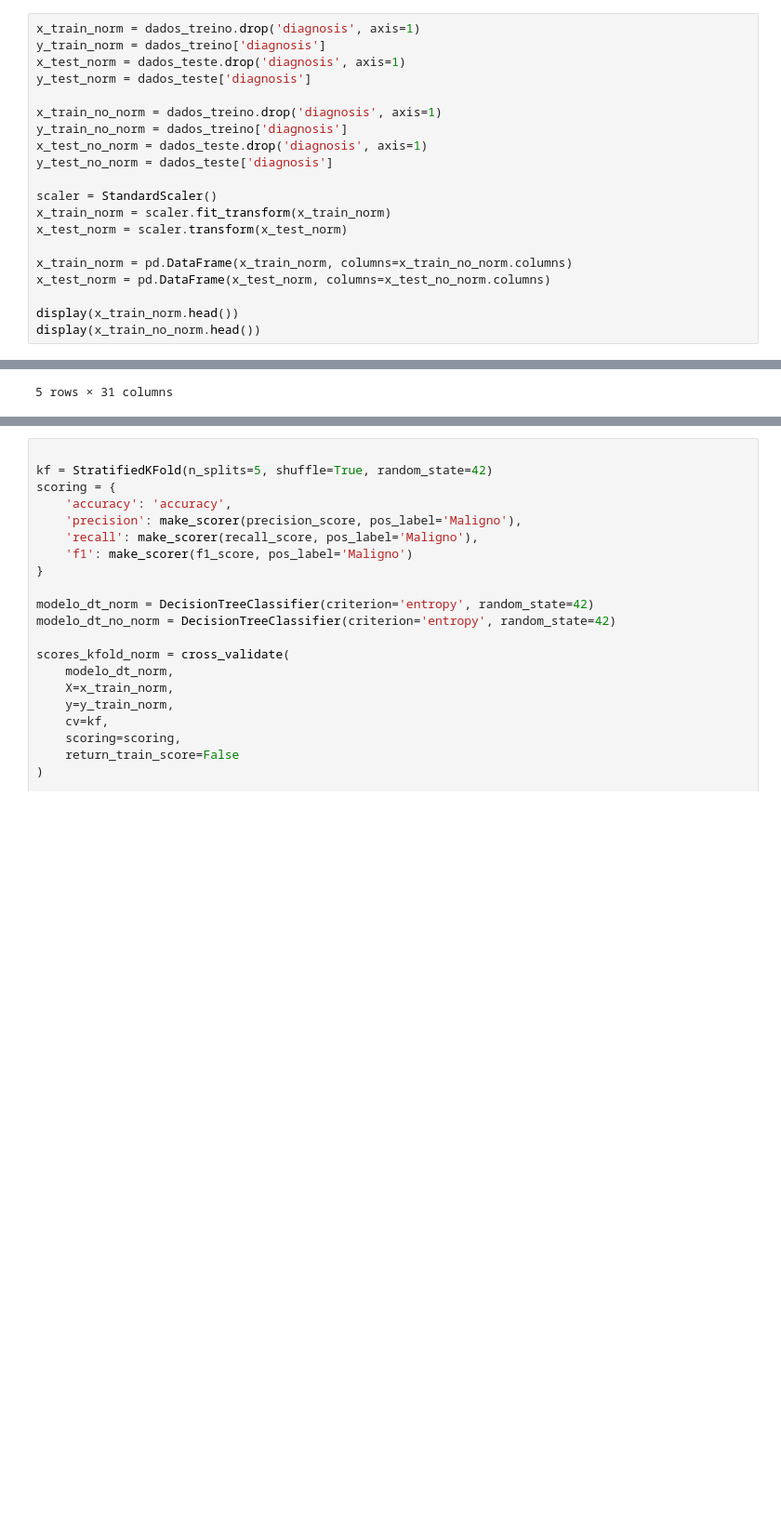
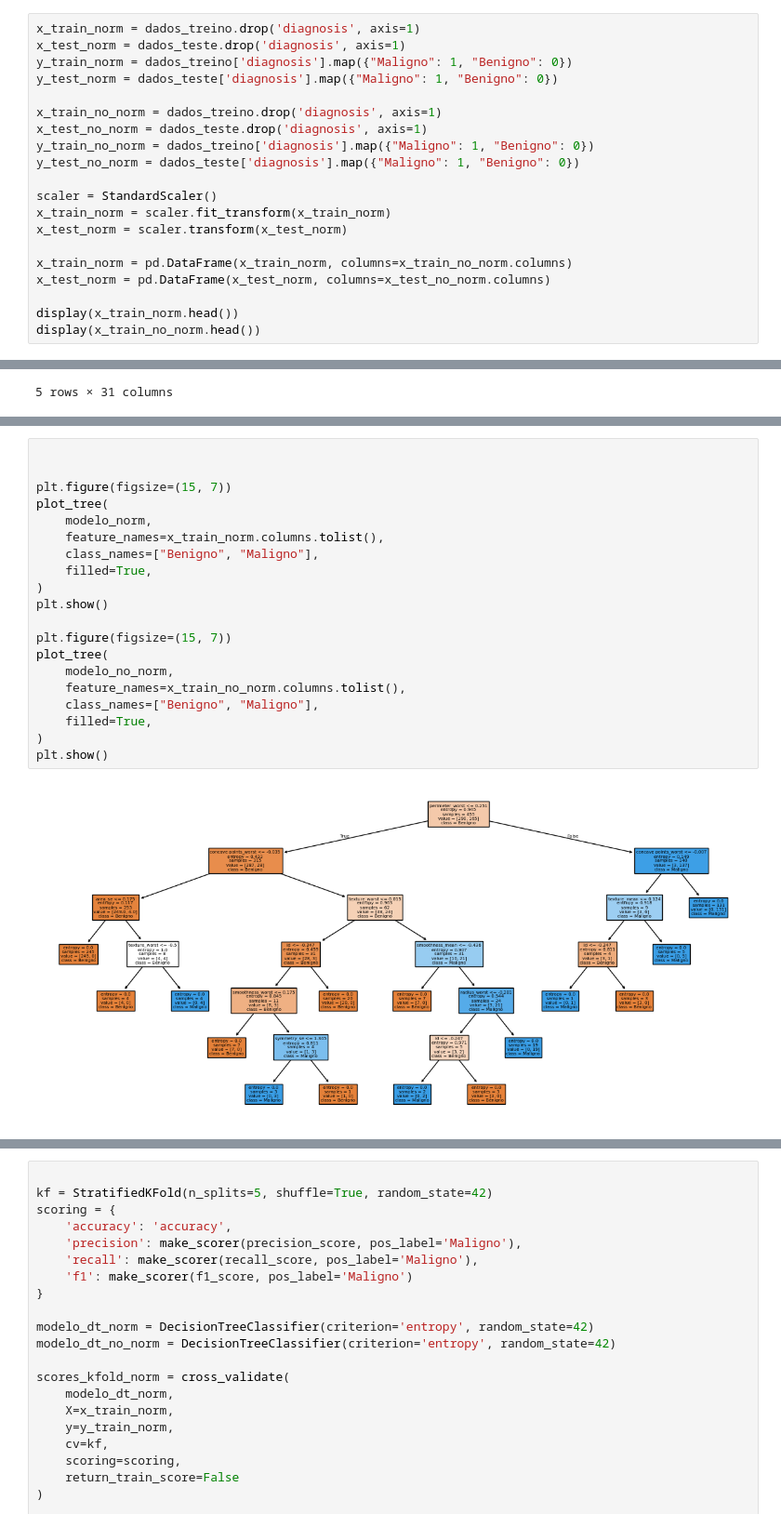
Before and after one commit to KauaHenSilva/trabalho_topicos_5, a Jupyter notebook: main.ipynb, the cells around one changed output, grey strips where cells are left out. Shown at 93% size. Drawn from its saved outputs; the diff is of its cells as text; blank space fills up the shorter version.

```diff
--- a/main.ipynb
+++ b/main.ipynb
@@ -215,14 +217,14 @@ display(dados_teste.head())
 5 rows × 32 columns
 # %%
 x_train_norm = dados_treino.drop('diagnosis', axis=1)
-y_train_norm = dados_treino['diagnosis']
 x_test_norm = dados_teste.drop('diagnosis', axis=1)
-y_test_norm = dados_teste['diagnosis']
+y_train_norm = dados_treino['diagnosis'].map({"Maligno": 1, "Benigno": 0})
+y_test_norm = dados_teste['diagnosis'].map({"Maligno": 1, "Benigno": 0})
 
 x_train_no_norm = dados_treino.drop('diagnosis', axis=1)
-y_train_no_norm = dados_treino['diagnosis']
 x_test_no_norm = dados_teste.drop('diagnosis', axis=1)
-y_test_no_norm = dados_teste['diagnosis']
+y_train_no_norm = dados_treino['diagnosis'].map({"Maligno": 1, "Benigno": 0})
+y_test_no_norm = dados_teste['diagnosis'].map({"Maligno": 1, "Benigno": 0})
 
 scaler = StandardScaler()
 x_train_norm = scaler.fit_transform(x_train_norm)
@@ -293,3 +295,25 @@ fig.update_layout(yaxis=dict(range=[0, 1]))
 fig.show()
 # %% [output]
 [figure]
+# %%
+
+
+plt.figure(figsize=(15, 7))
+plot_tree(
+    modelo_norm,
+    feature_names=x_train_norm.columns.tolist(),
+    class_names=["Benigno", "Maligno"],
+    filled=True,
+)
+plt.show()
+
+plt.figure(figsize=(15, 7))
+plot_tree(
+    modelo_no_norm,
+    feature_names=x_train_no_norm.columns.tolist(),
+    class_names=["Benigno", "Maligno"],
+    filled=True,
+)
+plt.show()
+# %% [output]
+[figure, added]
```
Also changed, not shown: parts of 5 cells of this notebook.
